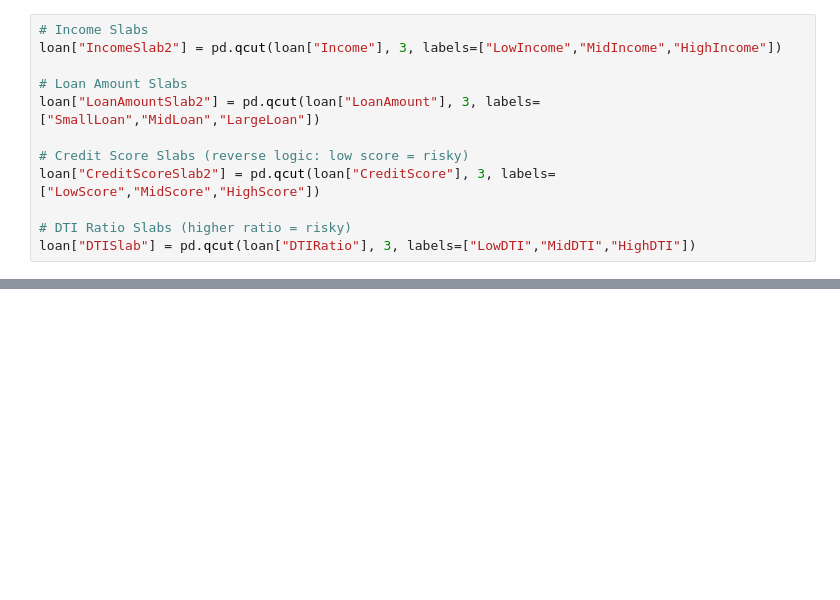
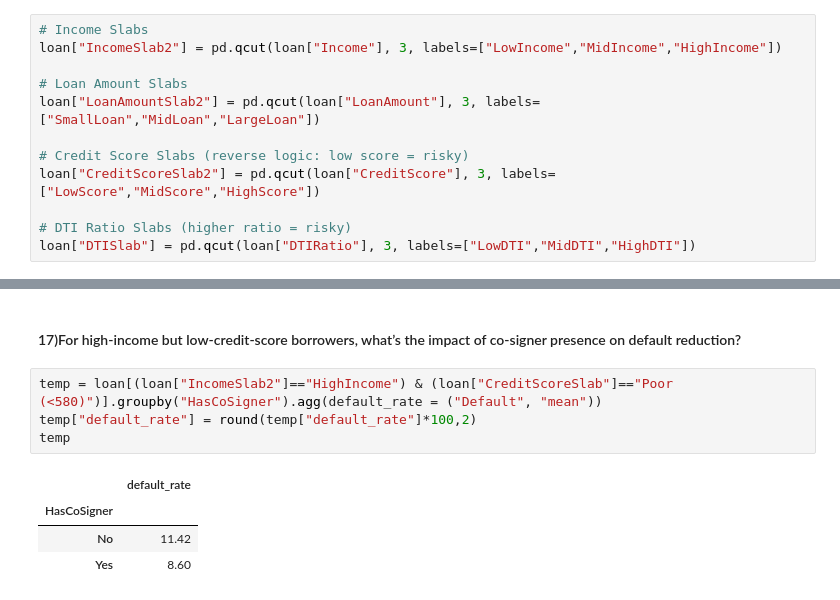
Before and after one commit to vaishnavipatel2805/Python_Libraries_Practice-, a Jupyter notebook: Pandas/Pandas_practise.ipynb, the cells around one changed output, grey strips where cells are left out. Drawn from its saved outputs; the diff is of its cells as text; blank space fills up the shorter version.

```diff
--- a/Pandas/Untitled.ipynb
+++ b/Pandas/Pandas_practise.ipynb
@@ -1838,0 +1913,11 @@ loan.groupby("RiskLevel")["Default"].mean().reset_index().rename(columns={"Defau
+# %% [markdown]
+#### 17)For high-income but low-credit-score borrowers, what’s the impact of co-signer presence on default reduction?
+# %%
+temp = loan[(loan["IncomeSlab2"]=="HighIncome") & (loan["CreditScoreSlab"]=="Poor (<580)")].groupby("HasCoSigner").agg(default_rate = ("Default", "mean"))
+temp["default_rate"] = round(temp["default_rate"]*100,2)
+temp
+# %% [output]
+|  | default_rate |
+| HasCoSigner |  |
+| No | 11.42 |
+| Yes | 8.60 |
```
Also changed, not shown: parts of 37 cells of this notebook, 9 other files.
